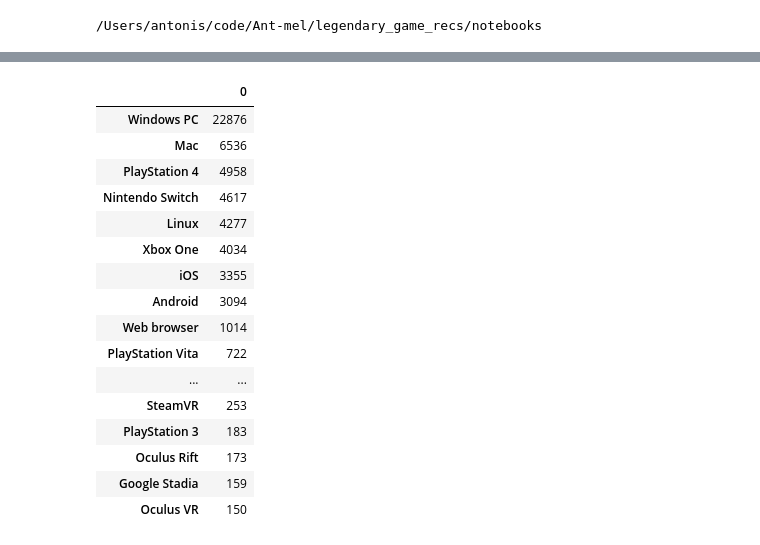
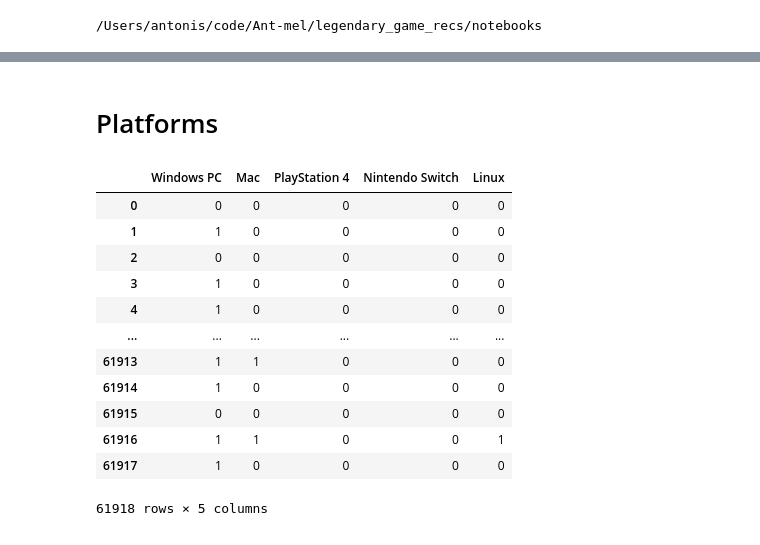
Before and after one commit to Ant-mel/legendary_game_recs, a Jupyter notebook: notebooks/Data_exploration.ipynb, the cells around one changed output, grey strips where cells are left out. Drawn from its saved outputs; the diff is of its cells as text; code cells hidden in the pictures.

```diff
--- a/notebooks/Data_exploration.ipynb
+++ b/notebooks/Data_exploration.ipynb
@@ -15,5 +15,8 @@ raw_data = pd.read_csv('../raw_data/all_data_batch1_30to60k')
 raw_2 = pd.read_csv('../raw_data/all_data_batch1_0to4k')
 raw_3 = pd.read_csv('../raw_data/all_data_batch2_4kto8k')
 raw_4 = pd.read_csv('../raw_data/all_data_batch3_8kto12k')
+raw_5 = pd.read_csv('../raw_data/all_data_batch_60kto70k')
+raw_6 = pd.read_csv('../raw_data/all_data_batch_70kto80k')
+raw_7 = pd.read_csv('../raw_data/all_data_batch_80kto90k')
 # %%
-data = pd.concat((raw_2, raw_3, raw_4, raw_data))
+data = pd.concat((raw_2, raw_3, raw_4, raw_data, raw_5, raw_6), ignore_index=True)
@@ -35,10 +23,22 @@ Name: developers, Length: 1000, dtype: object
 # %%
-list_of_str = ['Ltd.', 'salmon', 'chicken']
+list_of_str = ['Ltd.', 'salmon', 'chicken', "LLC", 'poop']
 
+def remove_generic_company_abbreviations(list_):
+    """This removes trailing company abberviations that were apperaing as individual companies"""
+    words_list = ['Ltd.', 'Inc.', 'LLC']
 
-if 'Ltd.' in list_of_str:
-    print('YES')
-if 'Inc.' in list_of_str:
-    print('YES')
-if 'LLC' in list_of_str:
-    print('YES')
+    for word in words_list:
+        if word in list_:
+            list_.remove(word)
+
+    return list_
+
+def keep_x_OHE_columns(OHE_coulmns, num_features=10):
+    """Slices by the X (num_featutes) most common columns"""
+    """Returns only the amount specified"""
+    cols_by_power = pd.DataFrame(OHE_coulmns.sum().sort_values(ascending=False))
+
+    top_20_OHE = list(cols_by_power[0:num_features].index)
+    cols_to_keep = OHE_coulmns[top_20_OHE]
+
+    return cols_to_keep
@@ -161,3 +119,5 @@ devs_by_power.head(50)
+# %% [markdown]
+# Platforms
 # %%
 platforms = categories_as_lists['platforms']
 
@@ -167,20 +127,17 @@ platforms_encoded = pd.DataFrame(encoded_plat.sum().sort_values(ascending=False)
 # %%
-platforms_encoded.head(20)
+platforms_to_keep = keep_x_OHE_columns(encoded_plat, 5)
+platforms_to_keep
 # %% [output]
-|  | 0 |
-| Windows PC | 22876 |
-| Mac | 6536 |
-| PlayStation 4 | 4958 |
-| Nintendo Switch | 4617 |
-| Linux | 4277 |
-| Xbox One | 4034 |
-| iOS | 3355 |
-| Android | 3094 |
-| Web browser | 1014 |
-| PlayStation Vita | 722 |
-| ... | ... |
-| SteamVR | 253 |
-| PlayStation 3 | 183 |
-| Oculus Rift | 173 |
-| Google Stadia | 159 |
-| Oculus VR | 150 |
+|  | Windows PC | Mac | PlayStation 4 | Nintendo Switch | Linux |
+| 0 | 0 | 0 | 0 | 0 | 0 |
+| 1 | 1 | 0 | 0 | 0 | 0 |
+| 2 | 0 | 0 | 0 | 0 | 0 |
+| 3 | 1 | 0 | 0 | 0 | 0 |
+| 4 | 1 | 0 | 0 | 0 | 0 |
+| ... | ... | ... | ... | ... | ... |
+| 61913 | 1 | 1 | 0 | 0 | 0 |
+| 61914 | 1 | 0 | 0 | 0 | 0 |
+| 61915 | 0 | 0 | 0 | 0 | 0 |
+| 61916 | 1 | 1 | 0 | 0 | 1 |
+| 61917 | 1 | 0 | 0 | 0 | 0 |
+61918 rows × 5 columns
```
Also changed, not shown: parts of 24 cells of this notebook.
